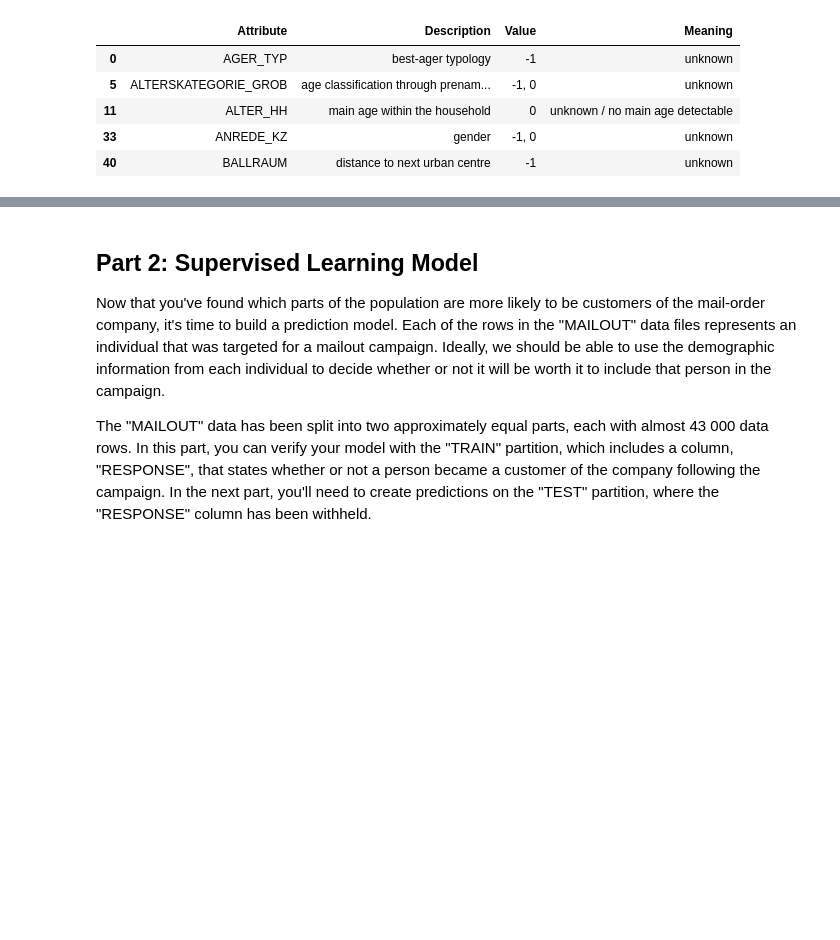
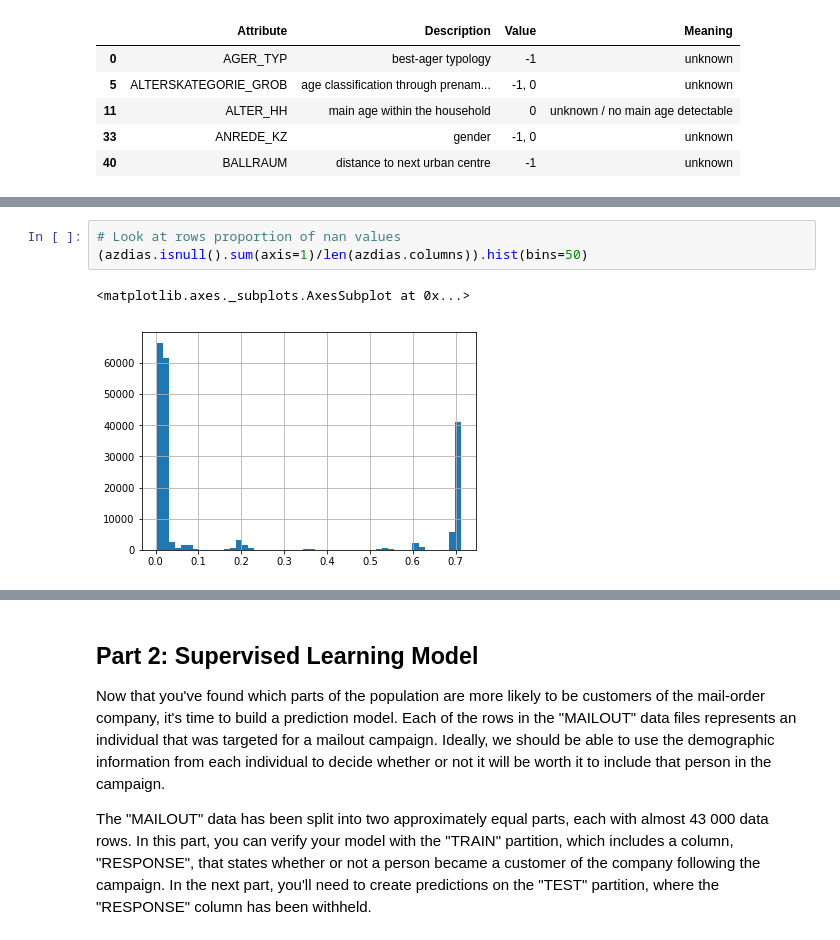
Before and after one commit to Vee-Ouma/Arvato-Udacity-Captsone, a Jupyter notebook: Arvato Project Workbook.ipynb, the cells around one changed output, grey strips where cells are left out. Saved outputs shown, nothing was run; the diff lists cells and outputs as text; blank space fills up the shorter version.

```diff
--- a/Arvato Project Workbook.ipynb
+++ b/Arvato Project Workbook.ipynb
@@ -211,0 +270,6 @@ azdias.drop(['D19_LETZTER_KAUF_BRANCHE'],axis=1,inplace = True)
+# %%
+# Look at rows proportion of nan values
+(azdias.isnull().sum(axis=1)/len(azdias.columns)).hist(bins=50)
+# %% [output]
+<matplotlib.axes._subplots.AxesSubplot at 0x...>
+[figure, added]
```
Also changed, not shown: parts of 96 cells of this notebook, 2 other files.
